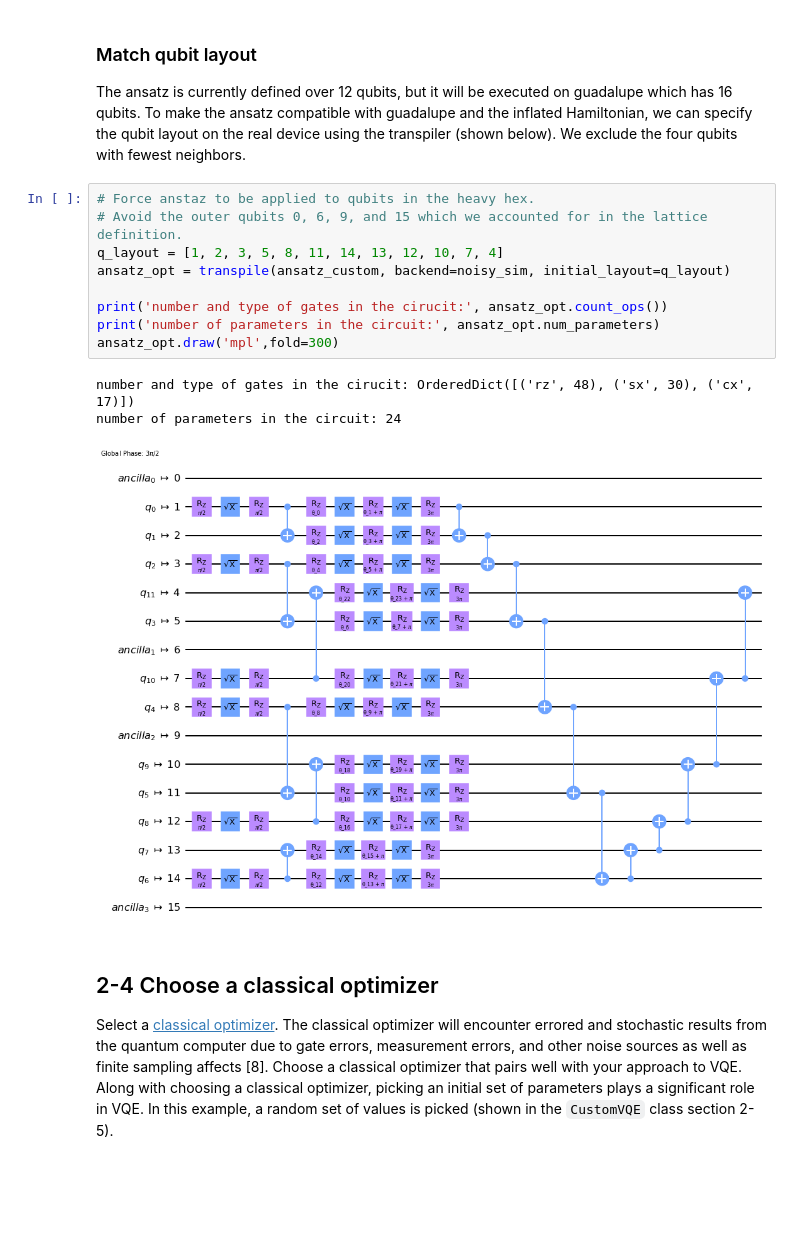
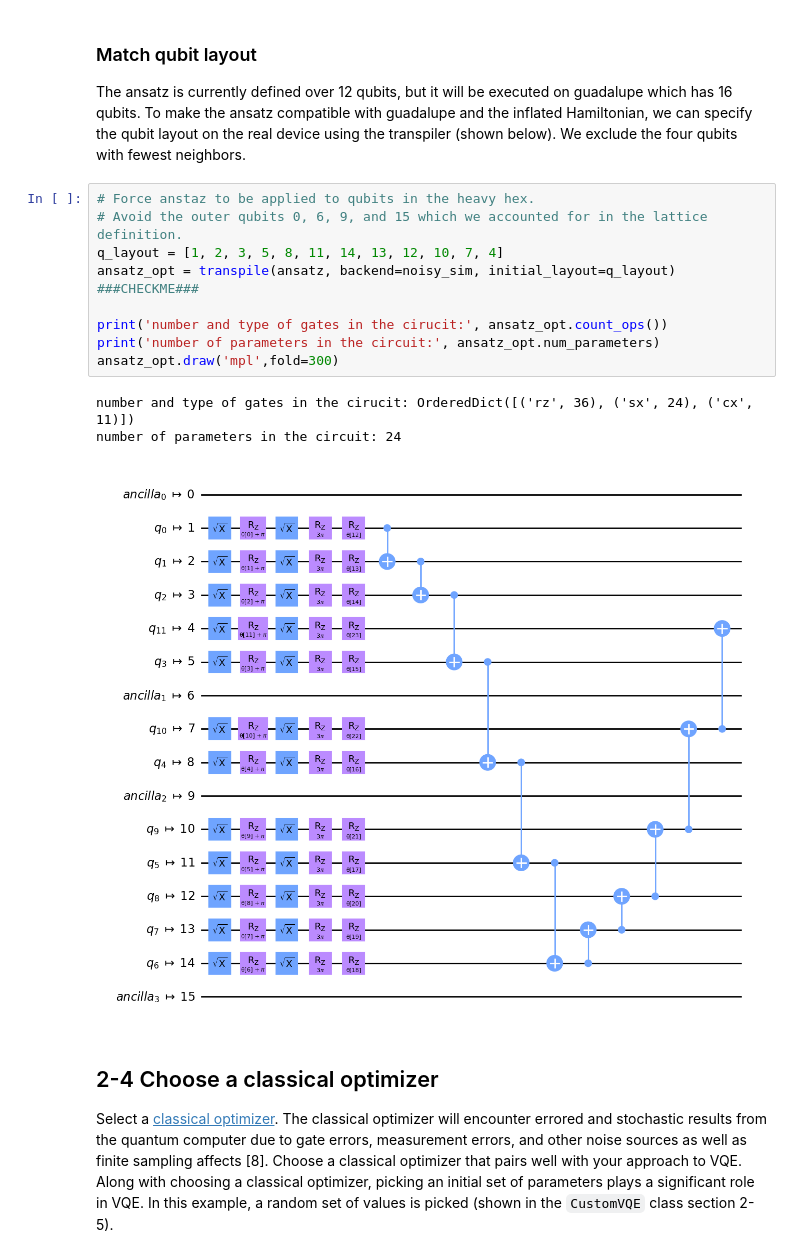
Before and after one commit to amychoi7/Qiskit-Fall-Fest-2023-SNU-, a Jupyter notebook: Open hackathon/kagome-vqe.ipynb, the cells around one changed output. Drawn from its saved outputs; the diff is of its cells as text; blank space fills up the shorter version.

```diff
--- a/Open hackathon/kagome-vqe.ipynb
+++ b/Open hackathon/kagome-vqe.ipynb
@@ -332,16 +367,16 @@ The ansatz is currently defined over 12 qubits, but it will be executed on guada
 # %%
 # Force anstaz to be applied to qubits in the heavy hex.
 # Avoid the outer qubits 0, 6, 9, and 15 which we accounted for in the lattice definition.
 q_layout = [1, 2, 3, 5, 8, 11, 14, 13, 12, 10, 7, 4]
-ansatz_opt = transpile(ansatz_custom, backend=noisy_sim, initial_layout=q_layout)
+ansatz_opt = transpile(ansatz, backend=noisy_sim, initial_layout=q_layout) ###CHECKME###
 
 print('number and type of gates in the cirucit:', ansatz_opt.count_ops())
 print('number of parameters in the circuit:', ansatz_opt.num_parameters)
 ansatz_opt.draw('mpl',fold=300)
 # %% [output]
-number and type of gates in the cirucit: OrderedDict([('rz', 48), ('sx', 30), ('cx', 17)])
+number and type of gates in the cirucit: OrderedDict([('rz', 36), ('sx', 24), ('cx', 11)])
 number of parameters in the circuit: 24
-[figure, old version]
+[figure, new version]
 # %% [markdown]
 ## 2-4 Choose a classical optimizer
 Select a [classical optimizer](https://qiskit.org/documentation/stubs/qiskit.algorithms.optimizers.html#local-optimizers). The classical optimizer will encounter errored and stochastic results from the quantum computer due to gate errors, measurement errors, and other noise sources as well as finite sampling affects [8]. Choose a classical optimizer that pairs well with your approach to VQE. Along with choosing a classical optimizer, picking an initial set of parameters plays a significant role in VQE. In this example, a random set of values is picked (shown in the `CustomVQE` class section 2-5).
```
Also changed, not shown: parts of 27 cells of this notebook, 15 other files.
